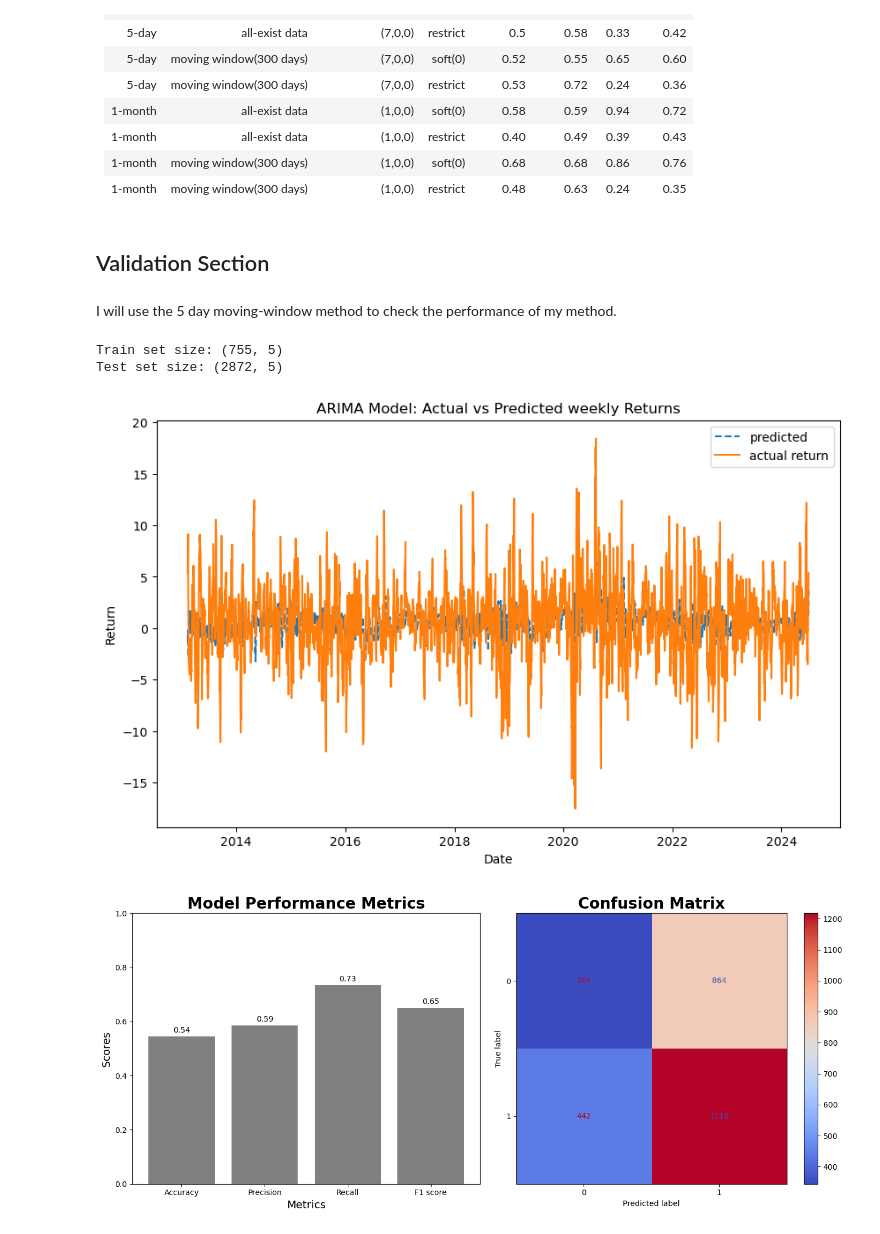
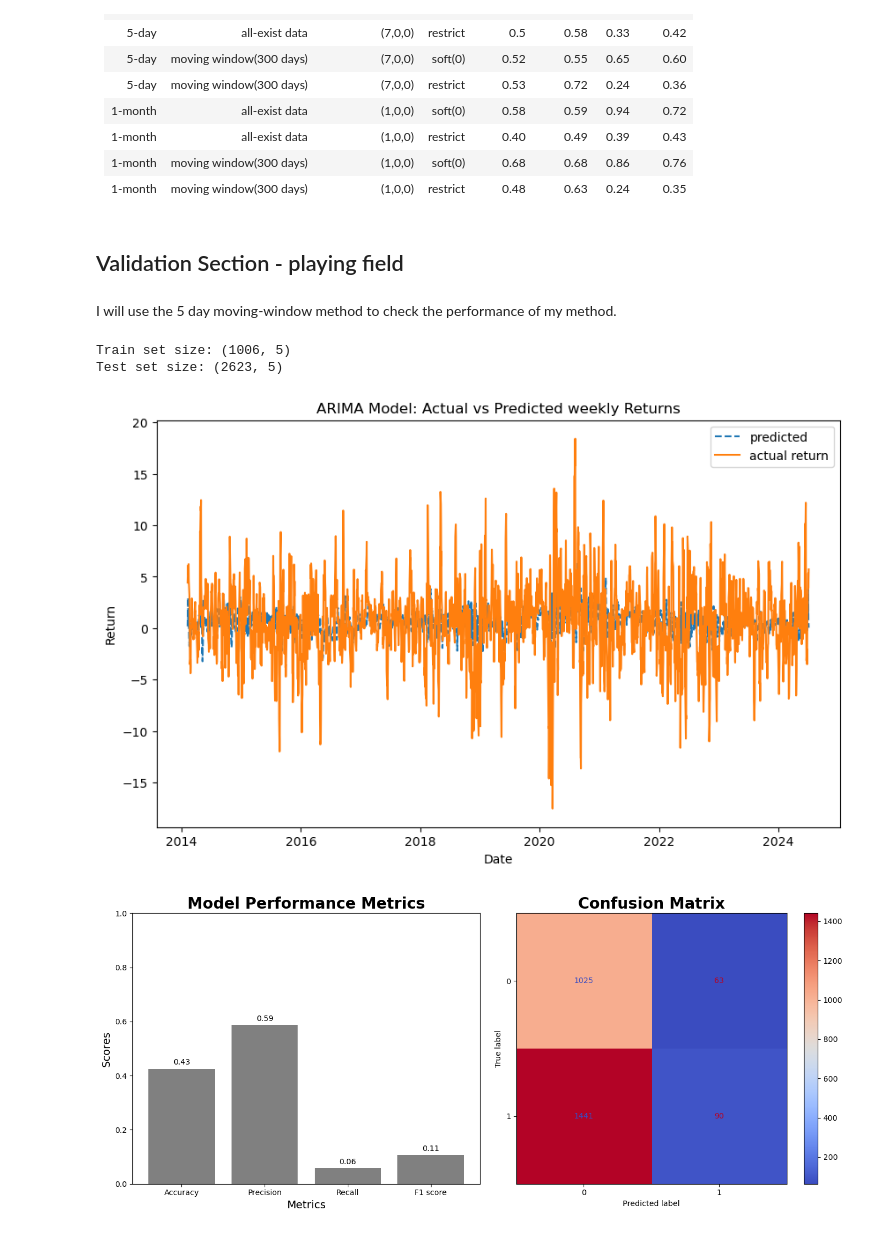
Before and after one commit to Leoyuyuyu/stock_prediction, a Jupyter notebook: notebooks/06-advanced_modelling_timeseries_monthly.ipynb, the cells around one changed output. Saved outputs shown, nothing was run; the diff lists cells and outputs as text; code cells hidden in the pictures.

```diff
--- a/notebooks/06-advanced_modelling_timeseries_monthly.ipynb
+++ b/notebooks/06-advanced_modelling_timeseries_monthly.ipynb
@@ -563,17 +618,17 @@ There are also two different crietria to define the positive trend('1') and ('0'
 | 1-month | moving window(300 days) | (1,0,0)           | soft(0)  | 0.68     | 0.68      | 0.86   | 0.76     |
 | 1-month | moving window(300 days) | (1,0,0)           | restrict | 0.48     | 0.63      | 0.24   | 0.35     |
 # %% [markdown]
-## Validation Section
+## Validation Section - playing field
 # %% [markdown]
 I will use the 5 day moving-window method to check the performance of my method.
 # %%
-train = apple_stock[apple_stock.index <= '2013-02-01']
-test = apple_stock[apple_stock.index > '2013-02-01']
+train = apple_stock[apple_stock.index <= '2014-02-01']
+test = apple_stock[apple_stock.index > '2014-02-01']
 print(f'Train set size: {train.shape}')
 print(f'Test set size: {test.shape}')
 # %% [output]
-Train set size: (755, 5)
-Test set size: (2872, 5)
+Train set size: (1006, 5)
+Test set size: (2623, 5)
 # %%
 # Convert '5-Day Return' to list
 history = train['5-Day Return'].tolist()
@@ -600,15 +655,15 @@ for t in tqdm(range(len(test)), desc="Processing"):  # Adjust the range to avoid
     obs = test['5-Day Return'].iloc[t]
     history.append(obs)
 # %%
-df5 = pd.DataFrame(data=predictions, index=test.index, columns=['predicted return difference compared with today'])
-df5['predicted return difference compared with today_corrected'] = df5['predicted return difference compared with today'].shift(4)
+df5 = pd.DataFrame(data=predictions, index=test.index, columns=['predicted return compared with today'])
+df5['predicted return compared with today_shifted'] = df5['predicted return compared with today'].shift(4)
 df5['real return'] =  test['5-Day Return']
 df5['threshold'] = threshold_5days
 df5['threshold'] = df5['threshold'].shift(4)
 df5.dropna(inplace=True, axis=0)
 
 plt.figure(figsize = (10,6))
-plt.plot(df5['predicted return difference compared with today_corrected'], linestyle = '--', label = 'predicted')
+plt.plot(df5['predicted return compared with today_shifted'], linestyle = '--', label = 'predicted')
 plt.plot(df5['real return'], label = 'actual return')
 plt.xlabel('Date')
 plt.ylabel('Return')
@@ -616,10 +671,10 @@ plt.title('ARIMA Model: Actual vs Predicted weekly Returns')
 plt.legend()
 plt.show()
 # %% [output]
-[figure, old version]
+[figure, new version]
 # %%
-df5['predicted binary'] = np.where((df5['predicted return difference compared with today_corrected'] >0), 1, 0)
+df5['predicted binary'] = np.where((df5['predicted return compared with today_shifted'] >0) & (df5['predicted return compared with today_shifted'] > 2), 1, 0)
 df5['actual binary'] = np.where(df5['real return']>0, 1, 0)
 plot_model_performance(df5['predicted binary'], df5['actual binary'])
 # %% [output]
-[figure, old version]
+[figure, new version]
```
Also changed, not shown: parts of 28 cells of this notebook, 5 other files.
